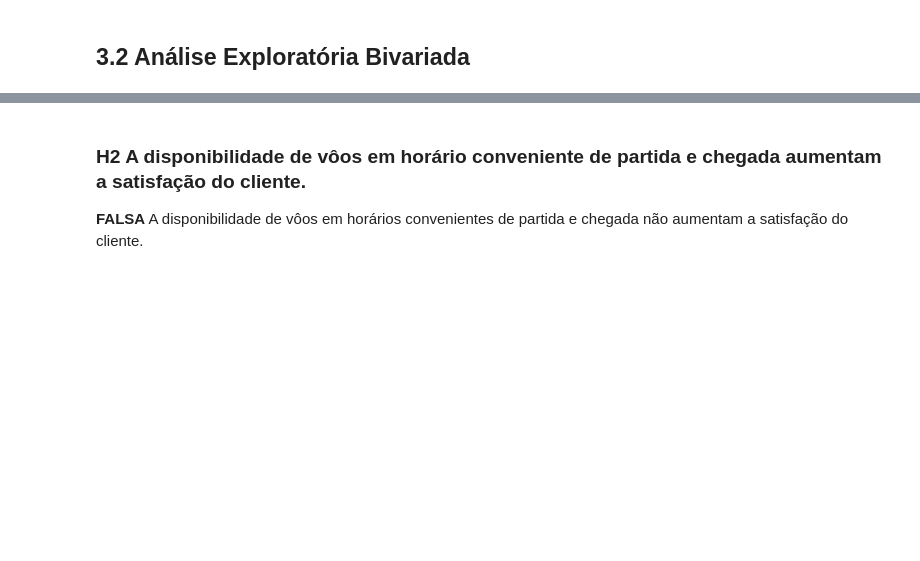
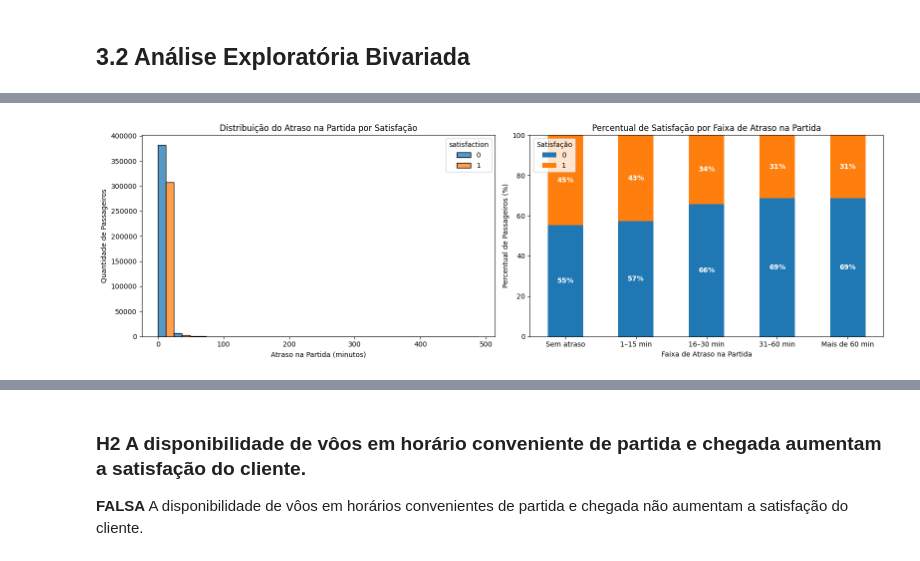
Before and after one commit to Data-Projects1/airline_satisfaction, a Jupyter notebook: notebooks/02.analise_satisf-validacao_hipoteses.ipynb, the cells around one changed output, grey strips where cells are left out. Cells and saved outputs as stored; diff of their text form; code cells hidden in the pictures; blank space fills up the shorter version.

```diff
--- a/notebooks/02.analise_satisf-validacao_hipoteses.ipynb
+++ b/notebooks/02.analise_satisf-validacao_hipoteses.ipynb
@@ -612,0 +618,85 @@ plt.show()
+# %%
+fig, axes = plt.subplots(1, 2, figsize=(16, 5))
+
+# ==========================================
+# Gráfico 1: Distribuição do atraso na partida
+# ==========================================
+
+sns.histplot(
+    data=df2,
+    x='departure_delay_in_minutes',
+    hue='satisfaction',
+    bins=20,
+    multiple='dodge',
+    ax=axes[0]
+)
+
+axes[0].set_title('Distribuição do Atraso na Partida por Satisfação')
+axes[0].set_xlabel('Atraso na Partida (minutos)')
+axes[0].set_ylabel('Quantidade de Passageiros')
+
+
+# ==========================================
+# Gráfico 2: Percentual de satisfação por faixa
+# ==========================================
+
+# Criar faixas de atraso
+limites = [-1, 0, 15, 30, 60, float('inf')]
+
+rotulos = [
+    'Sem atraso',
+    '1–15 min',
+    '16–30 min',
+    '31–60 min',
+    'Mais de 60 min'
+]
+
+df2['faixa_atraso_partida'] = pd.cut(
+    df2['departure_delay_in_minutes'],
+    bins=limites,
+    labels=rotulos
+)
+
+# Calcular percentual de cada categoria de satisfação
+prop = pd.crosstab(
+    df2['faixa_atraso_partida'],
+    df2['satisfaction'],
+    normalize='index'
+) * 100
+
+# Criar gráfico de barras empilhadas
+prop.plot(
+    kind='bar',
+    stacked=True,
+    ax=axes[1]
+)
+
+# Adicionar percentuais dentro das barras
+for container in axes[1].containers:
+    labels = [
+        f'{v:.0f}%' if v >= 5 else ''
+        for v in container.datavalues
+    ]
+
+    axes[1].bar_label(
+        container,
+        labels=labels,
+        label_type='center',
+        color='white',
+        fontweight='bold'
+    )
+
+axes[1].set_title(
+    'Percentual de Satisfação por Faixa de Atraso na Partida'
+)
+
+axes[1].set_xlabel('Faixa de Atraso na Partida')
+axes[1].set_ylabel('Percentual de Passageiros (%)')
+axes[1].set_ylim(0, 100)
+axes[1].tick_params(axis='x', rotation=0)
+axes[1].legend(title='Satisfação')
+
+plt.tight_layout()
+plt.show()
+# %% [output]
+[figure, added]
```
Also changed, not shown: parts of 9 cells of this notebook.
